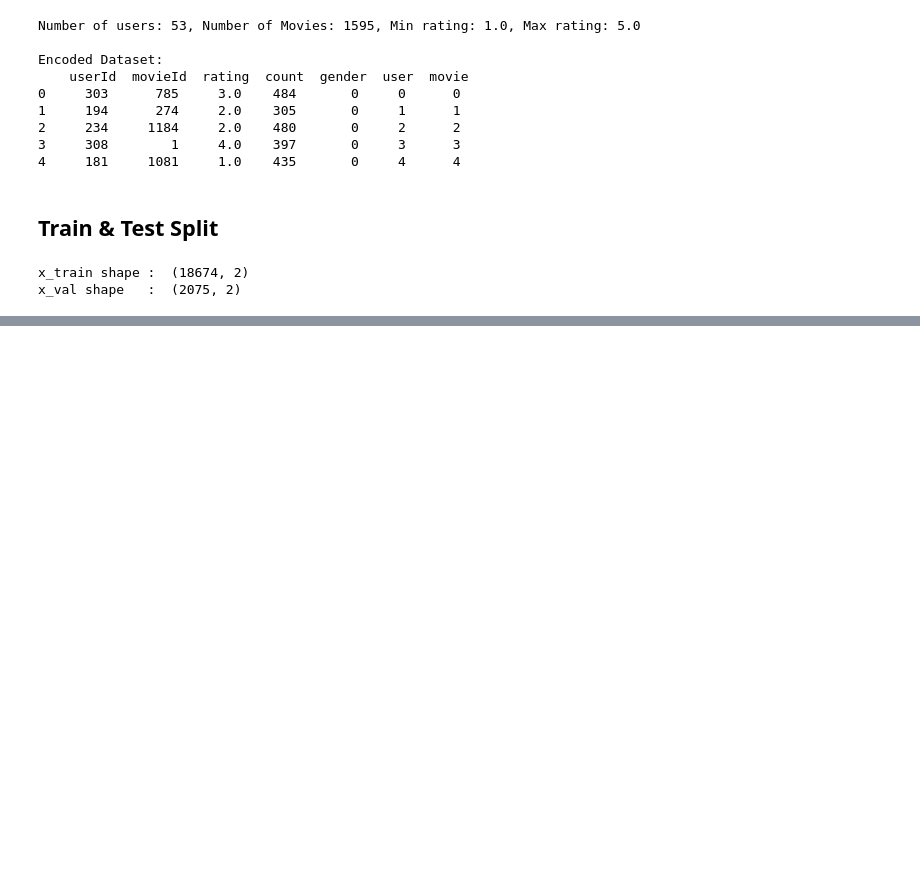
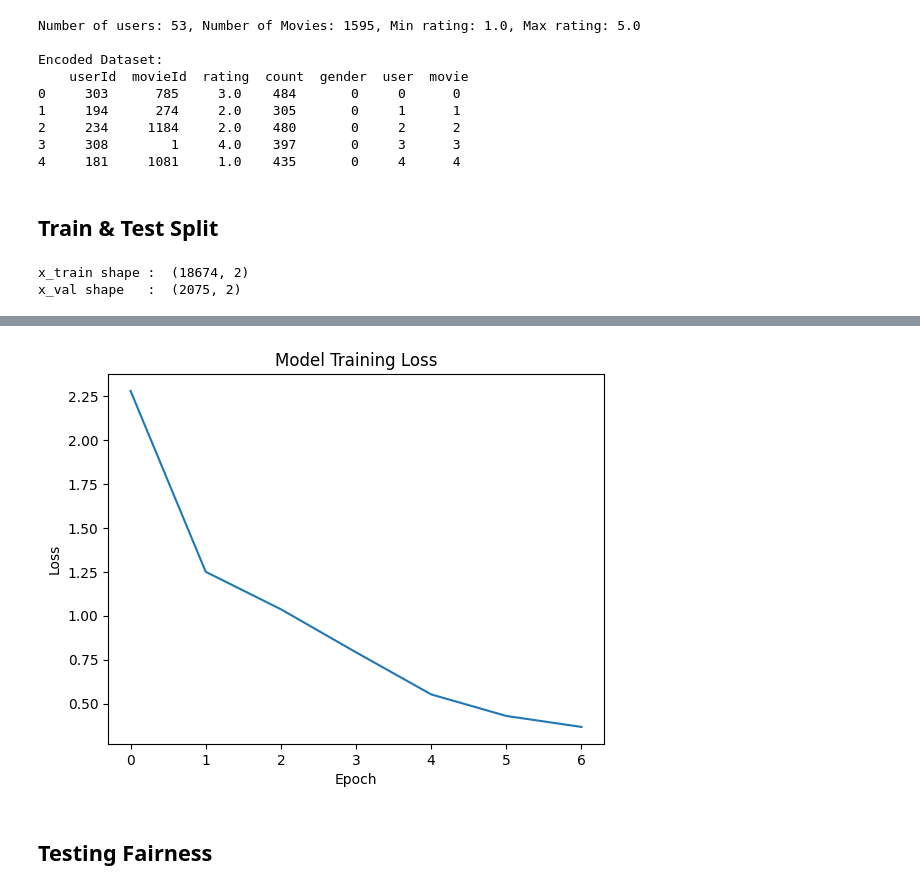
Before and after one commit to PranjalKabra/Fairness-Movie-Recommender, a Jupyter notebook: Notebook_movie.ipynb, the cells around one changed output, grey strips where cells are left out. Cells and saved outputs as stored; diff of their text form; code cells hidden in the pictures; blank space fills up the shorter version.

Commit message:
Trained for 1st time - > scope of improvement

```diff
--- a/Notebook_movie.ipynb
+++ b/Notebook_movie.ipynb
@@ -170,0 +280,17 @@ x_val shape   :  (2075, 2)
+# %%
+# Now we compile the model with these 7 separate losses!
+model = RecommenderNet(num_users, num_movies, EMBEDDING_SIZE)
+model.compile(
+    optimizer=keras.optimizers.Adam(learning_rate=0.001),
+    loss=[
+        rating_loss,      # 1. Utility Loss (L_G)
+        gender_loss,      # 2. Adversarial Bias MLP (L_A)
+        gender_loss,      # 3. Adversarial Bias GMF (L_A)
+        gender_loss,      # 4. Bias-Free Filter MLP (L_D - we will invert this!)
+        gender_loss,      # 5. Bias-Free Filter GMF (L_D - we will invert this!)
+        orthogonality_loss, # 6. Ortho MLP
+        orthogonality_loss  # 7. Ortho GMF
+    ],
+   # loss_weights=[1.0, 0.1, 0.1, 0.1, 0.1, 0.01, 0.01]  -> giving poor fariness
+    loss_weights=[1.0, 0.5, 0.5, 0.5, 0.5, 0.1, 0.1]
+)
@@ -170,0 +299,15 @@ x_val shape   :  (2075, 2)
+# %%
+from tensorflow.keras.callbacks import EarlyStopping
+
+early_stop = EarlyStopping(monitor='val_loss', patience=3, restore_best_weights=True)
+
+# Train with the callback
+history = model.fit(
+    x=x_train,
+    y=y_train,
+    batch_size=64,
+    epochs=50,
+    verbose=1,
+    validation_data=(x_val, y_val),
+    callbacks=[early_stop]
+)
@@ -170,0 +329,10 @@ x_val shape   :  (2075, 2)
+# %%
+plt.plot(history.history["loss"])
+plt.title("Model Training Loss")
+plt.ylabel("Loss")
+plt.xlabel("Epoch")
+plt.show()
+# %% [output]
+[figure, added]
+# %% [markdown]
+## Testing Fairness
```
Also changed, not shown: parts of 12 cells of this notebook.
